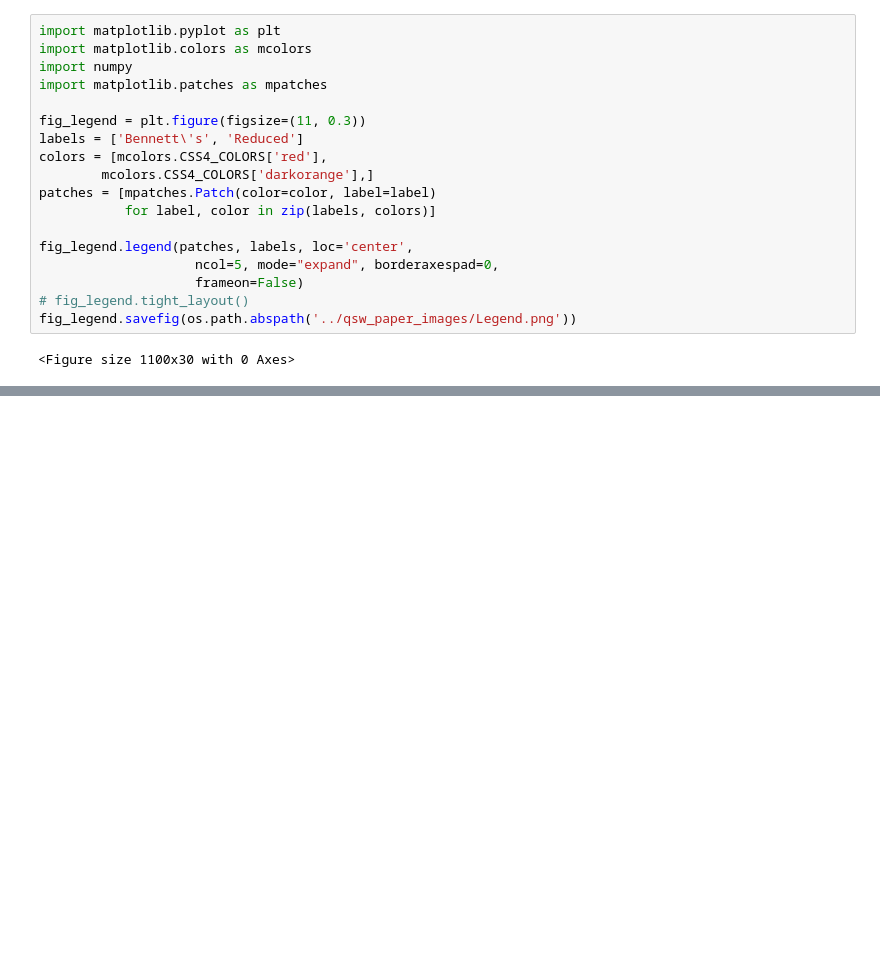
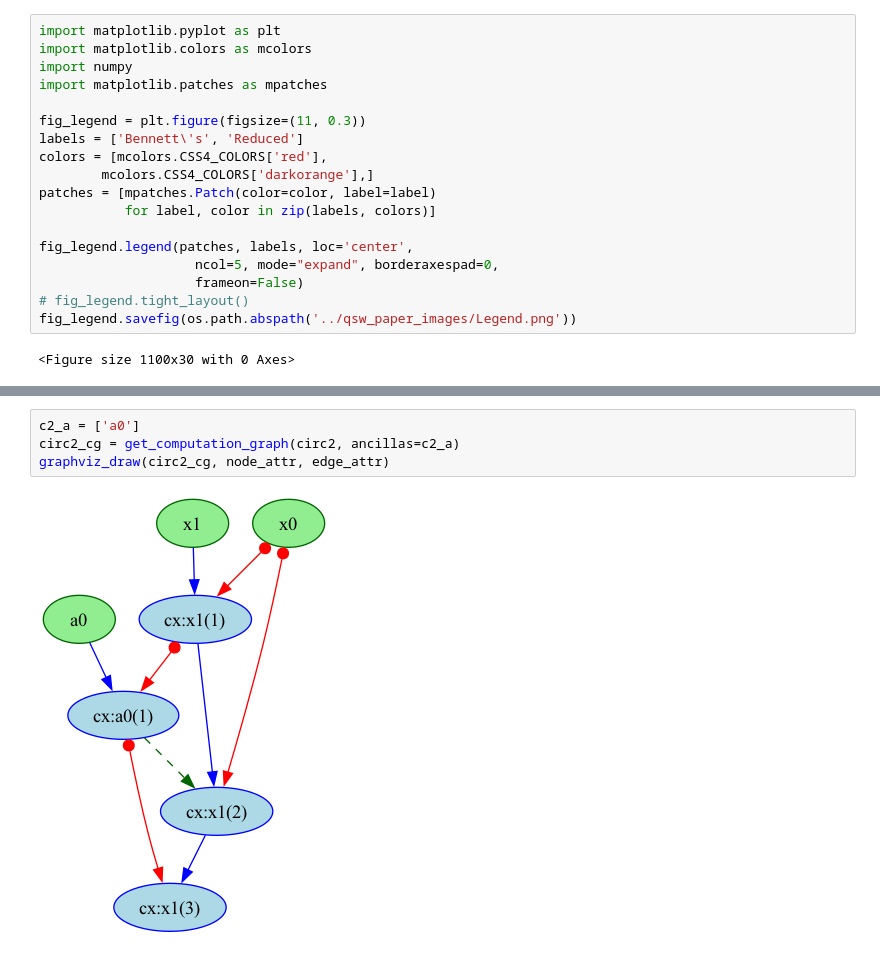
Before and after one commit to ashutiw2k/PartialUncomputationAndBennetts, a Jupyter notebook: testnotebooks/QSWPaperFigures.ipynb, the cells around one changed output, grey strips where cells are left out. Drawn from its saved outputs; the diff is of its cells as text; blank space fills up the shorter version.

```diff
--- a/testnotebooks/QSWPaperFigures.ipynb
+++ b/testnotebooks/QSWPaperFigures.ipynb
@@ -91,0 +102,6 @@ fig_legend.savefig(os.path.abspath('../qsw_paper_images/Legend.png'))
+# %%
+c2_a = ['a0']
+circ2_cg = get_computation_graph(circ2, ancillas=c2_a)
+graphviz_draw(circ2_cg, node_attr, edge_attr)
+# %% [output]
+[figure, added]
```
Also changed, not shown: parts of 3 cells of this notebook.
